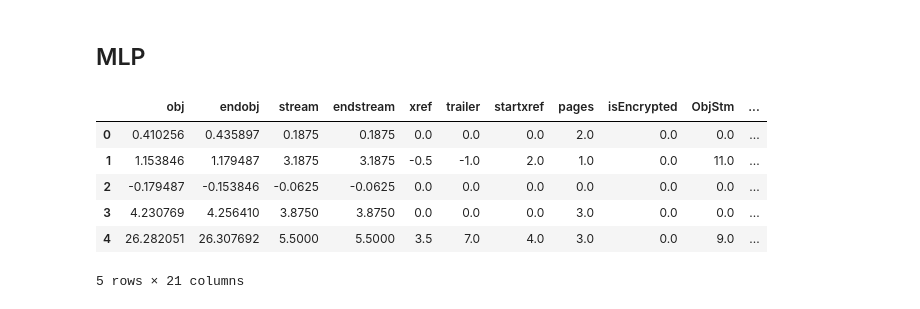
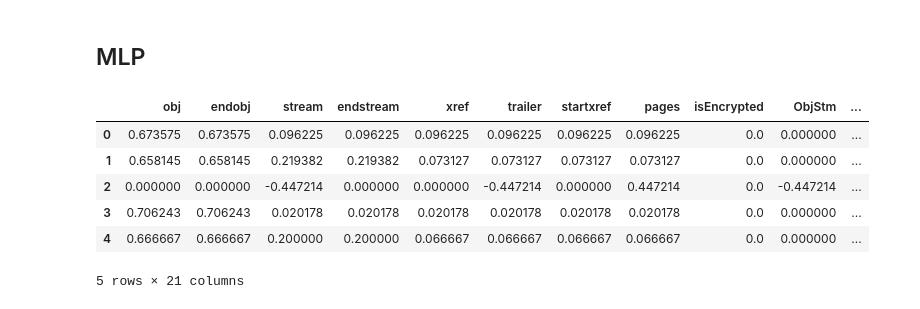
Before and after one commit to paulschweitzer/BSP5, a Jupyter notebook: PDF Malware Evasion.ipynb, the cells around one changed output. Drawn from its saved outputs; the diff is of its cells as text; code cells hidden in the pictures.

```diff
--- a/PDF Malware Evasion.ipynb
+++ b/PDF Malware Evasion.ipynb
@@ -17,6 +17,7 @@ from sklearn.metrics import accuracy_score, confusion_matrix, precision_score, r
 from sklearn.model_selection import train_test_split
 # %%
 data = pd.read_csv('PDFMalware2022.csv').dropna()
+data = data.sample(1000)
 # data.columns
 
 # Features recognized by pdfid
@@ -25,4 +26,4 @@ pdfid_columns = ['obj', 'endobj', 'stream', 'endstream', 'xref', 'trailer', 'sta
                  'Acroform', 'JBIG2Decode', 'RichMedia', 'launch', 'embedded files', 'XFA', 'Colors',
                  'Class']
 
-print(data['endstream'].value_counts())
+#print(data['endstream'].value_counts())
@@ -363,18 +379,18 @@ Predicted class: [0]
 x_train_mlp, x_test_mlp, y_train_mlp, y_test_mlp = train_test_split(class_data, data['Class'], test_size=0.2, random_state=77)
 # %%
 # Normalize features
-scaler = Normalizer()
-x_train_mlp = scaler.fit_transform(x_train_mlp)
-x_test_mlp = scaler.transform(x_test_mlp)
+normalizer = Normalizer()
+x_train_mlp = normalizer.fit_transform(x_train_mlp)
+x_test_mlp = normalizer.transform(x_test_mlp)
 
-pd.DataFrame(x_train, columns=class_data.columns).head()
+pd.DataFrame(x_train_mlp, columns=class_data.columns).head()
 # %% [output]
 |  | obj | endobj | stream | endstream | xref | trailer | startxref | pages | isEncrypted | ObjStm | ... |
-| 0 | 0.410256 | 0.435897 | 0.1875 | 0.1875 | 0.0 | 0.0 | 0.0 | 2.0 | 0.0 | 0.0 | ... |
-| 1 | 1.153846 | 1.179487 | 3.1875 | 3.1875 | -0.5 | -1.0 | 2.0 | 1.0 | 0.0 | 11.0 | ... |
-| 2 | -0.179487 | -0.153846 | -0.0625 | -0.0625 | 0.0 | 0.0 | 0.0 | 0.0 | 0.0 | 0.0 | ... |
-| 3 | 4.230769 | 4.256410 | 3.8750 | 3.8750 | 0.0 | 0.0 | 0.0 | 3.0 | 0.0 | 0.0 | ... |
-| 4 | 26.282051 | 26.307692 | 5.5000 | 5.5000 | 3.5 | 7.0 | 4.0 | 3.0 | 0.0 | 9.0 | ... |
+| 0 | 0.673575 | 0.673575 | 0.096225 | 0.096225 | 0.096225 | 0.096225 | 0.096225 | 0.096225 | 0.0 | 0.000000 | ... |
+| 1 | 0.658145 | 0.658145 | 0.219382 | 0.219382 | 0.073127 | 0.073127 | 0.073127 | 0.073127 | 0.0 | 0.000000 | ... |
+| 2 | 0.000000 | 0.000000 | -0.447214 | 0.000000 | 0.000000 | -0.447214 | 0.000000 | 0.447214 | 0.0 | -0.447214 | ... |
+| 3 | 0.706243 | 0.706243 | 0.020178 | 0.020178 | 0.020178 | 0.020178 | 0.020178 | 0.020178 | 0.0 | 0.000000 | ... |
+| 4 | 0.666667 | 0.666667 | 0.200000 | 0.200000 | 0.066667 | 0.066667 | 0.066667 | 0.066667 | 0.0 | 0.000000 | ... |
 5 rows × 21 columns
 # %%
 hidden_layers = (128,)
```
Also changed, not shown: parts of 21 cells of this notebook, 4 other files.
